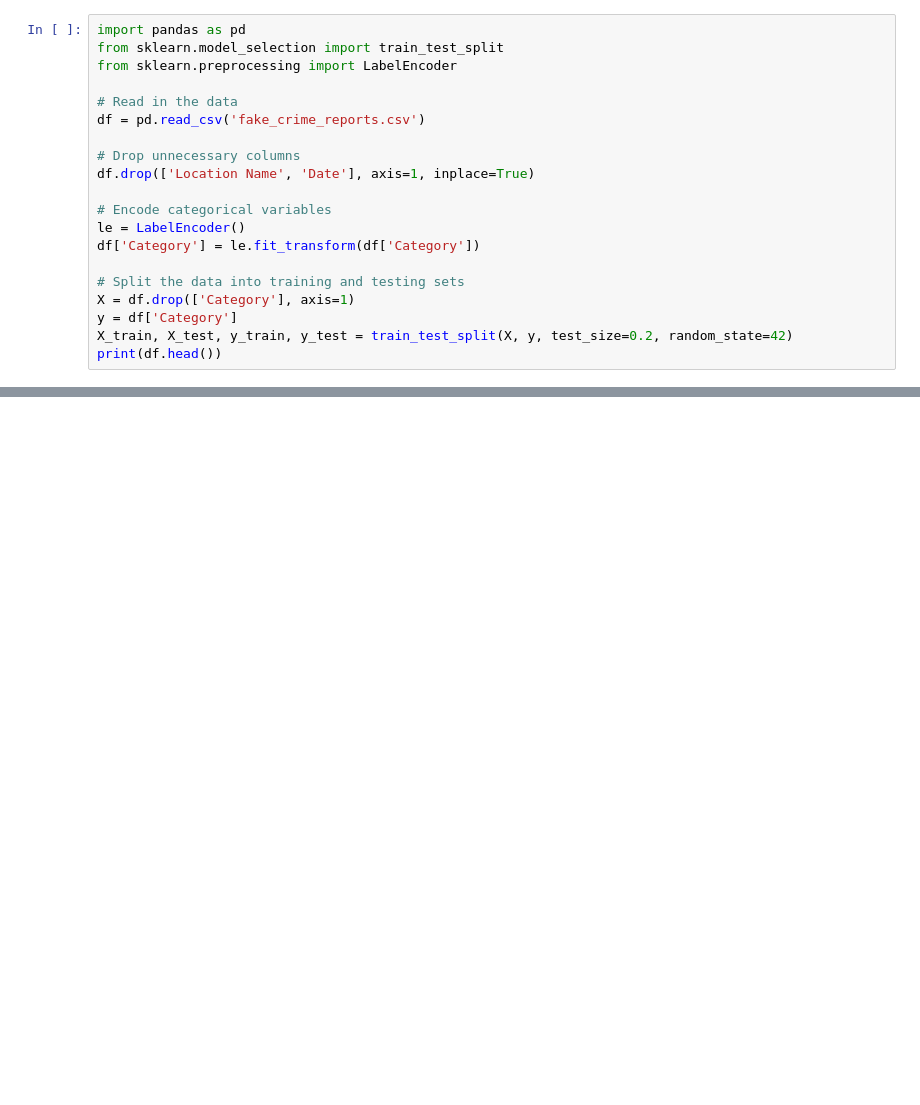
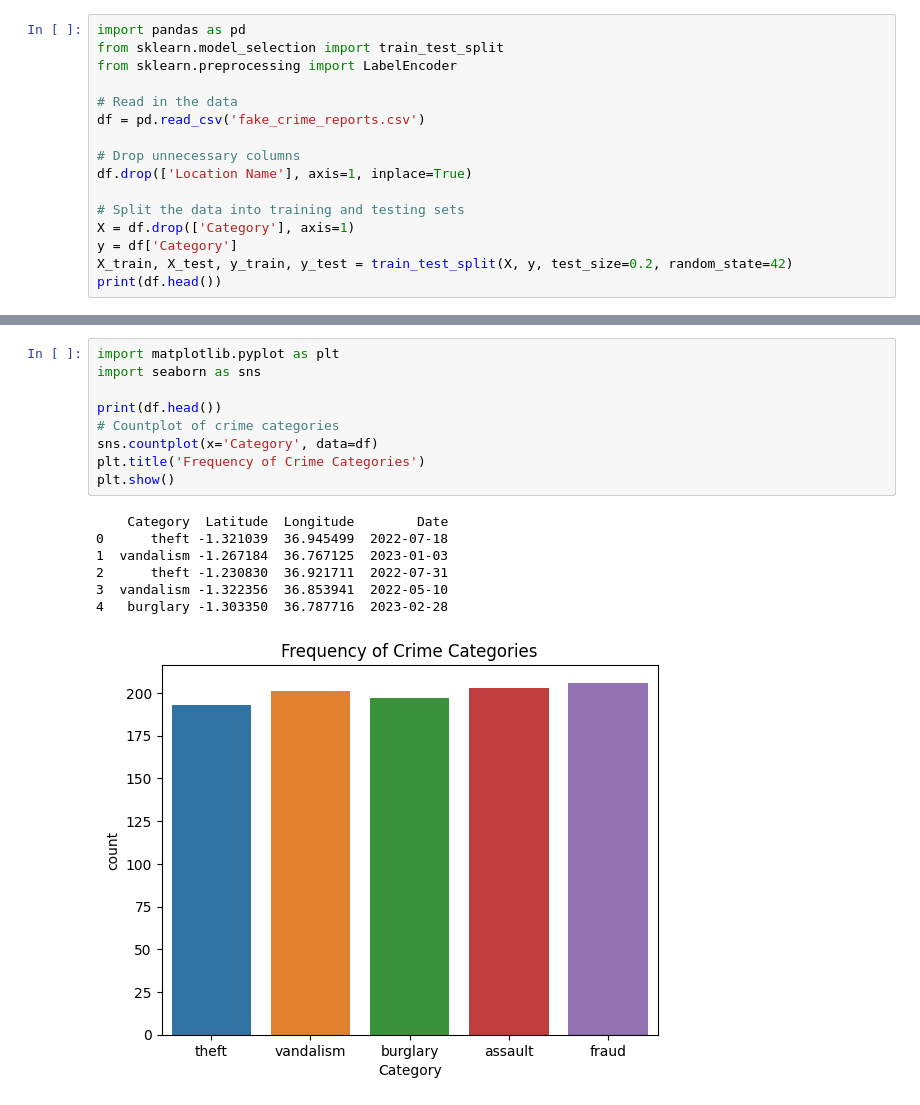
Before and after one commit to lynnemunini/safecity-analysis, a Jupyter notebook: model.ipynb, the cells around one changed output, grey strips where cells are left out. Saved outputs shown, nothing was run; the diff lists cells and outputs as text; blank space fills up the shorter version.

Commit message:
Visualizing the data

```diff
--- a/model.ipynb
+++ b/model.ipynb
@@ -12,11 +12,7 @@ from sklearn.preprocessing import LabelEncoder
 df = pd.read_csv('fake_crime_reports.csv')
 
 # Drop unnecessary columns
-df.drop(['Location Name', 'Date'], axis=1, inplace=True)
-
-# Encode categorical variables
-le = LabelEncoder()
-df['Category'] = le.fit_transform(df['Category'])
+df.drop(['Location Name'], axis=1, inplace=True)
 
 # Split the data into training and testing sets
 X = df.drop(['Category'], axis=1)
@@ -32,0 +40,17 @@ print(df.head())
+# %%
+import matplotlib.pyplot as plt
+import seaborn as sns
+
+print(df.head())
+# Countplot of crime categories
+sns.countplot(x='Category', data=df)
+plt.title('Frequency of Crime Categories')
+plt.show()
+# %% [output]
+    Category  Latitude  Longitude        Date
+0      theft -1.321039  36.945499  2022-07-18
+1  vandalism -1.267184  36.767125  2023-01-03
+2      theft -1.230830  36.921711  2022-07-31
+3  vandalism -1.322356  36.853941  2022-05-10
+4   burglary -1.303350  36.787716  2023-02-28
+[figure, added]
```
Also changed, not shown: parts of 8 cells of this notebook.
